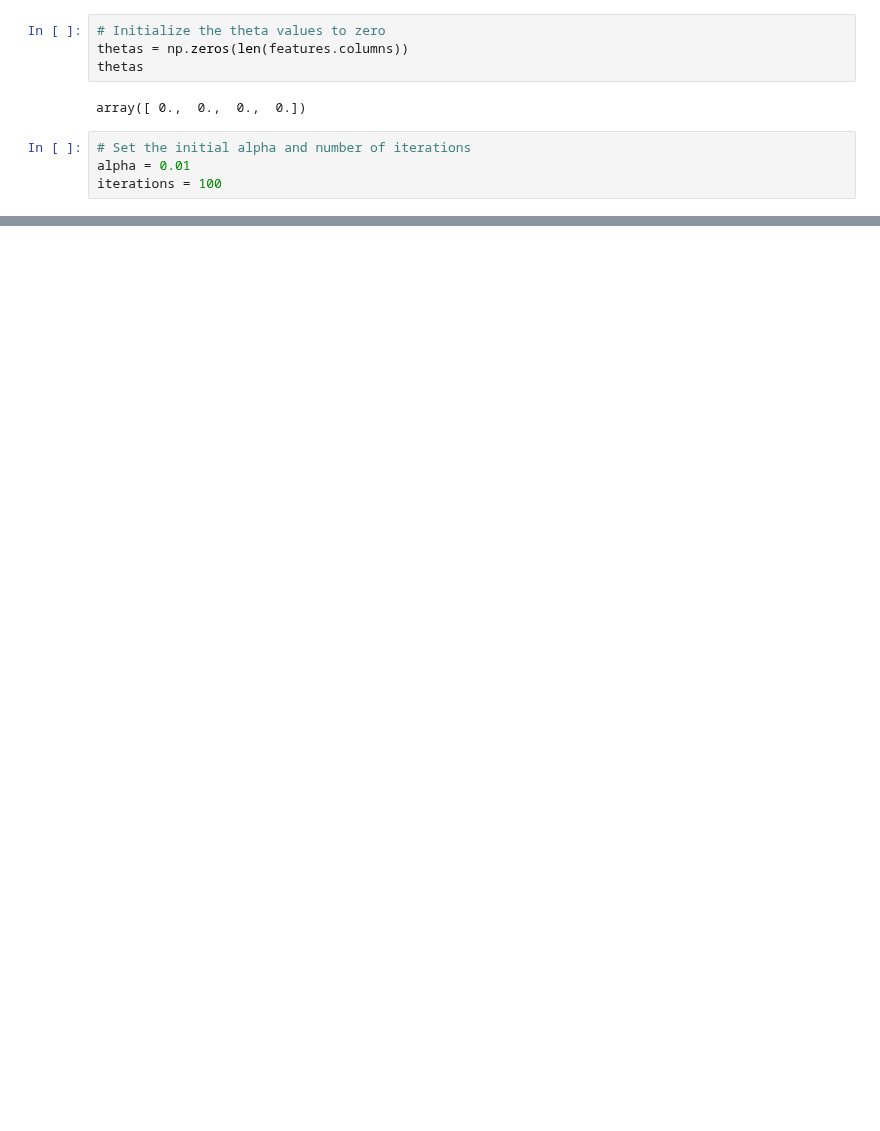
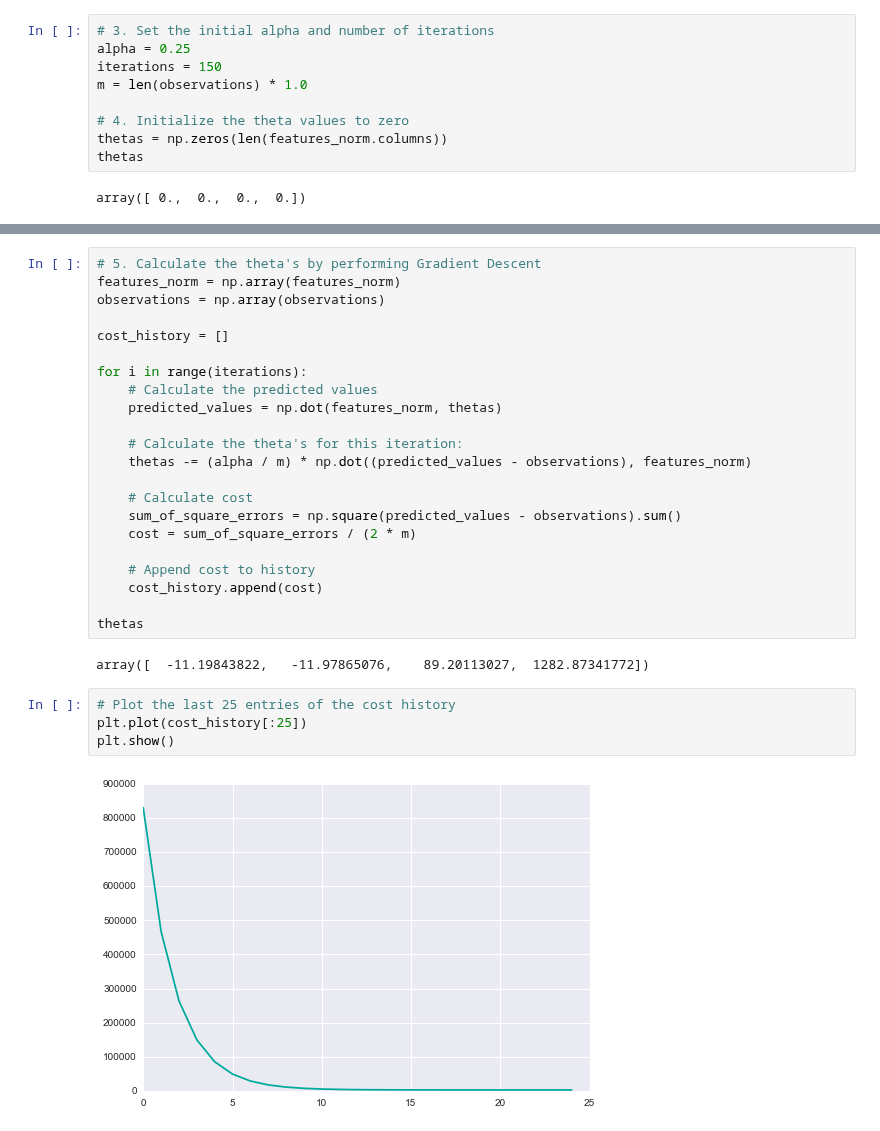
Before and after one commit to leonvanbokhorst/NoteBooks-Statistics-and-MachineLearning, a Jupyter notebook: 0021 Multivariate Linear Regression with Gradient Descent.ipynb, the cells around one changed output, grey strips where cells are left out. Cells and saved outputs as stored; diff of their text form; blank space fills up the shorter version.

```diff
--- a/0021 Multivariate Linear Regression with Gradient Descent.ipynb
+++ b/0021 Multivariate Linear Regression with Gradient Descent.ipynb
@@ -252,10 +253,11 @@ features.head()
 # %%
-# Initialize the theta values to zero
-thetas = np.zeros(len(features.columns))
+# 3. Set the initial alpha and number of iterations
+alpha = 0.25
+iterations = 150
+m = len(observations) * 1.0
+
+# 4. Initialize the theta values to zero
+thetas = np.zeros(len(features_norm.columns))
 thetas
 # %% [output]
 array([ 0.,  0.,  0.,  0.])
-# %%
-# Set the initial alpha and number of iterations
-alpha = 0.01
-iterations = 100
@@ -326,0 +264,30 @@ ValueError: non-broadcastable output operand with shape (4,) doesn't match the b
+# %%
+# 5. Calculate the theta's by performing Gradient Descent
+features_norm = np.array(features_norm)
+observations = np.array(observations)
+
+cost_history = []
+
+for i in range(iterations):
+    # Calculate the predicted values
+    predicted_values = np.dot(features_norm, thetas)
+
+    # Calculate the theta's for this iteration:
+    thetas -= (alpha / m) * np.dot((predicted_values - observations), features_norm)
+
+    # Calculate cost
+    sum_of_square_errors = np.square(predicted_values - observations).sum()
+    cost = sum_of_square_errors / (2 * m)
+
+    # Append cost to history
+    cost_history.append(cost)
+
+thetas
+# %% [output]
+array([  -11.19843822,   -11.97865076,    89.20113027,  1282.87341772])
+# %%
+# Plot the last 25 entries of the cost history
+plt.plot(cost_history[:25])
+plt.show()
+# %% [output]
+[figure, added]
```
Also changed, not shown: parts of 14 cells of this notebook.
